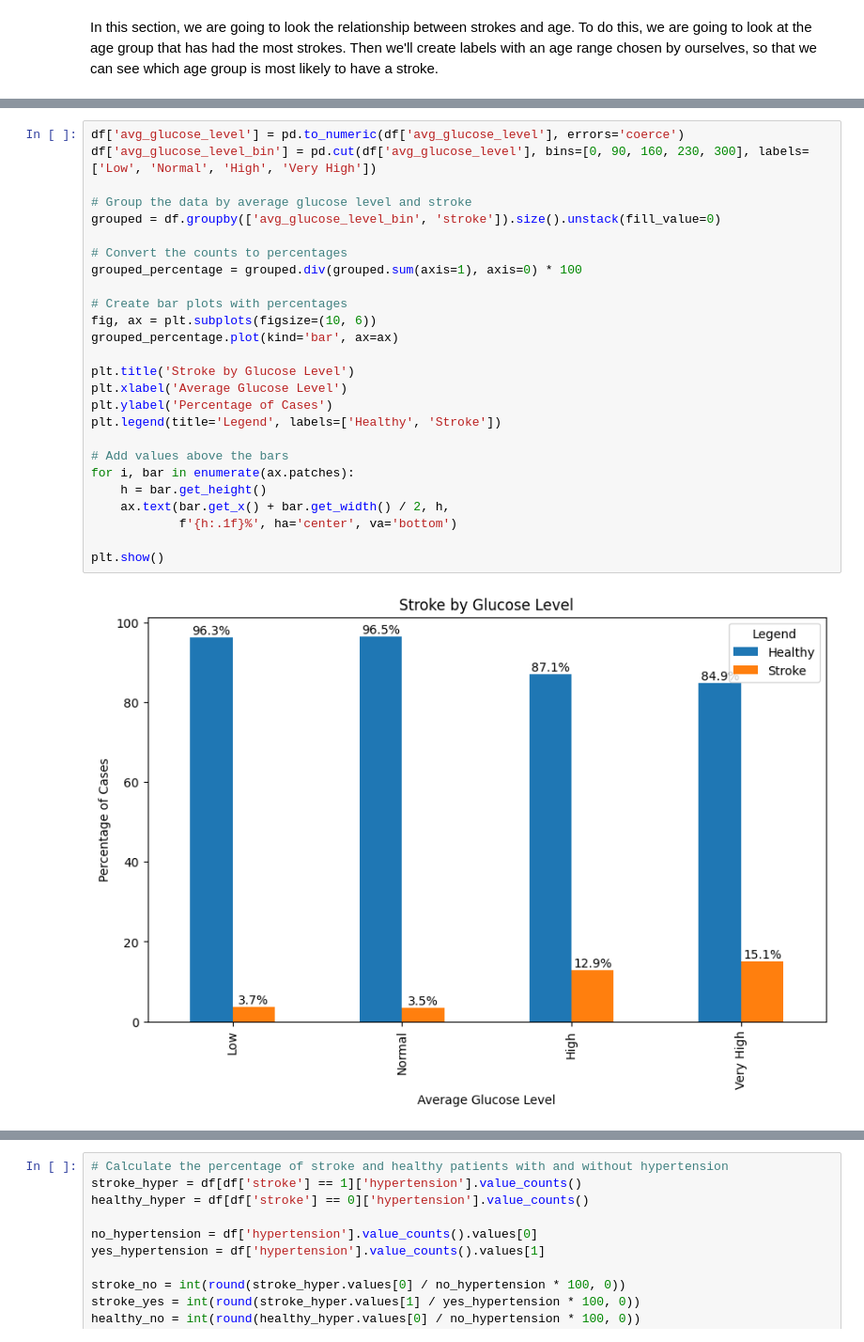
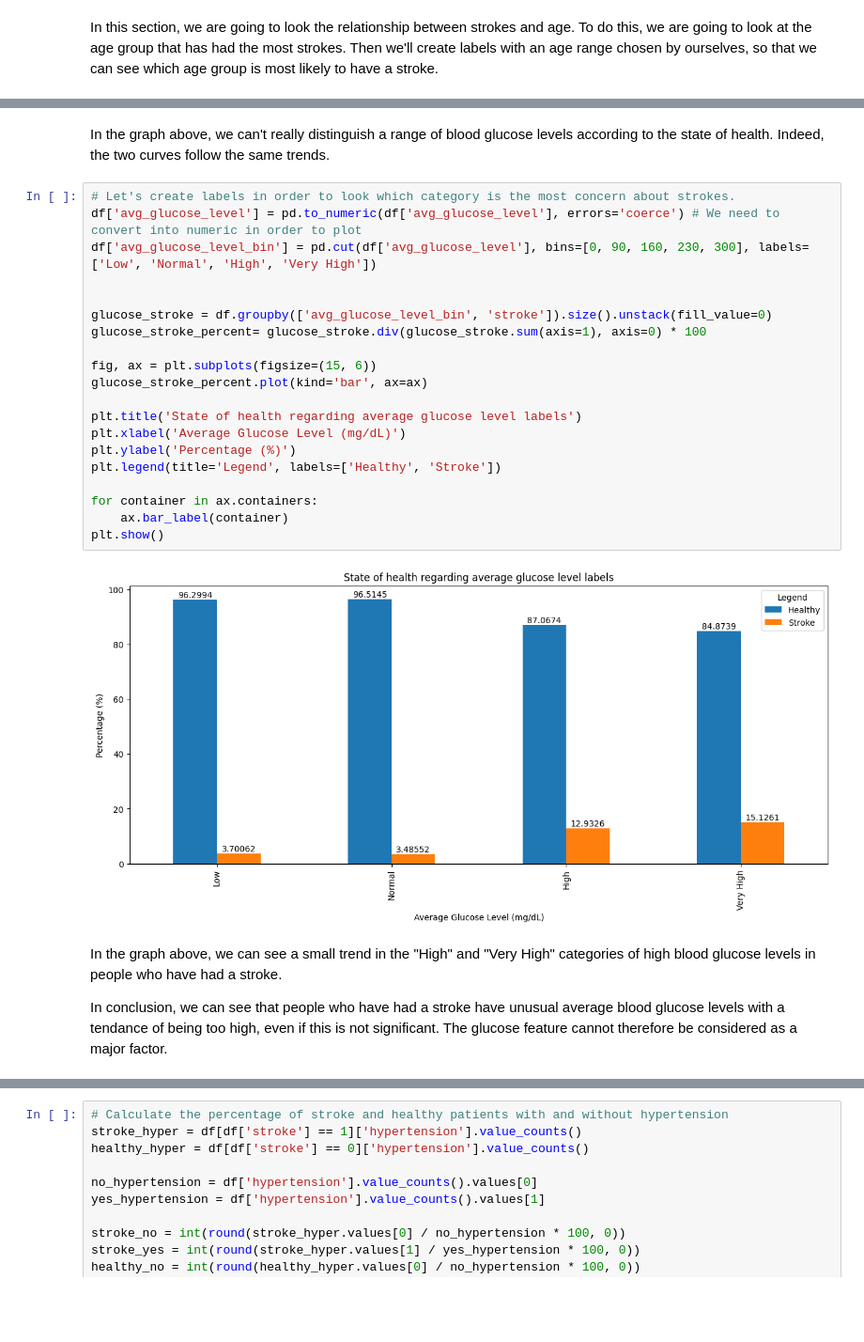
Before and after one commit to Raideeen/stroke_prediction, a Jupyter notebook: analysis.ipynb, the cells around one changed output, grey strips where cells are left out. Shown at 94% size. Saved outputs shown, nothing was run; the diff lists cells and outputs as text; blank space fills up the shorter version.

```diff
--- a/analysis.ipynb
+++ b/analysis.ipynb
@@ -380,29 +349,29 @@ This will become an error in seaborn v0.14.0; please update your code.
+# %% [markdown]
+In the graph above, we can't really distinguish a range of blood glucose levels according to the state of health. Indeed, the two curves follow the same trends.
 # %%
-df['avg_glucose_level'] = pd.to_numeric(df['avg_glucose_level'], errors='coerce')
+# Let's create labels in order to look which category is the most concern about strokes.
+df['avg_glucose_level'] = pd.to_numeric(df['avg_glucose_level'], errors='coerce') # We need to convert into numeric in order to plot
 df['avg_glucose_level_bin'] = pd.cut(df['avg_glucose_level'], bins=[0, 90, 160, 230, 300], labels=['Low', 'Normal', 'High', 'Very High'])
 
-# Group the data by average glucose level and stroke
-grouped = df.groupby(['avg_glucose_level_bin', 'stroke']).size().unstack(fill_value=0)
 
-# Convert the counts to percentages
-grouped_percentage = grouped.div(grouped.sum(axis=1), axis=0) * 100
+glucose_stroke = df.groupby(['avg_glucose_level_bin', 'stroke']).size().unstack(fill_value=0)
+glucose_stroke_percent= glucose_stroke.div(glucose_stroke.sum(axis=1), axis=0) * 100
 
-# Create bar plots with percentages
-fig, ax = plt.subplots(figsize=(10, 6))
-grouped_percentage.plot(kind='bar', ax=ax)
+fig, ax = plt.subplots(figsize=(15, 6))
+glucose_stroke_percent.plot(kind='bar', ax=ax)
 
-plt.title('Stroke by Glucose Level')
-plt.xlabel('Average Glucose Level')
-plt.ylabel('Percentage of Cases')
+plt.title('State of health regarding average glucose level labels')
+plt.xlabel('Average Glucose Level (mg/dL)')
+plt.ylabel('Percentage (%)')
 plt.legend(title='Legend', labels=['Healthy', 'Stroke'])
 
-# Add values above the bars
-for i, bar in enumerate(ax.patches):
-    h = bar.get_height()
-    ax.text(bar.get_x() + bar.get_width() / 2, h,
-            f'{h:.1f}%', ha='center', va='bottom')
-
+for container in ax.containers:
+    ax.bar_label(container)
 plt.show()
 # %% [output]
-[figure, old version]
+[figure, new version]
+# %% [markdown]
+In the graph above, we can see a small trend in the "High" and "Very High" categories of high blood glucose levels in people who have had a stroke.
+
+In conclusion, we can see that people who have had a stroke have unusual average blood glucose levels with a tendance of being too high, even if this is not significant. The glucose feature cannot therefore be considered as a major factor.
 # %% [markdown]
```
Also changed, not shown: parts of 22 cells of this notebook.
